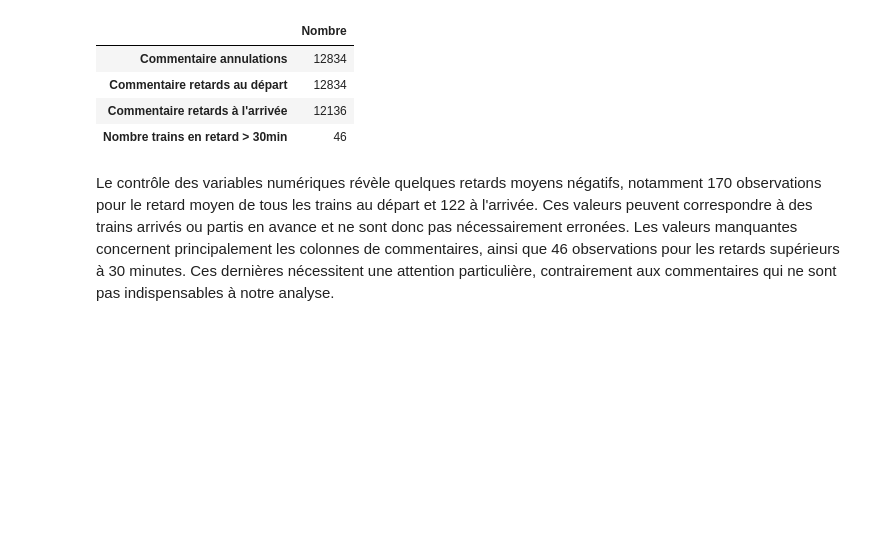
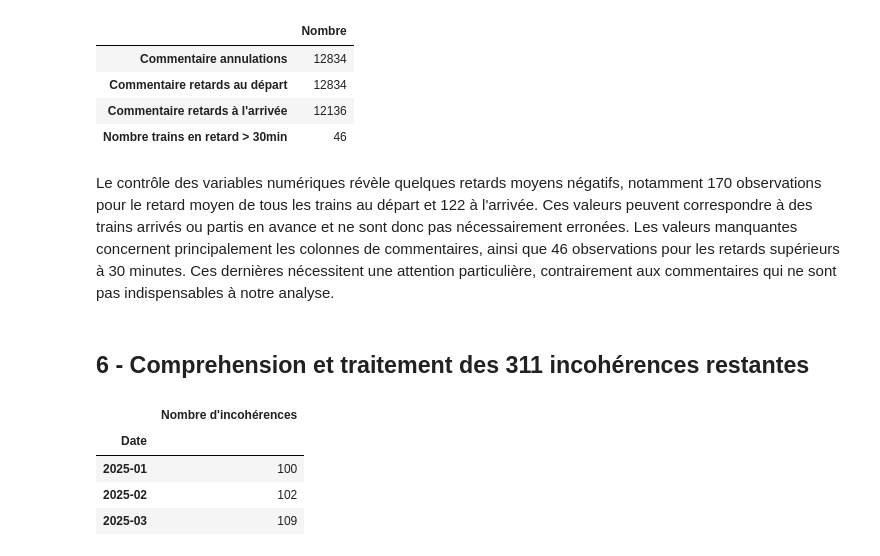
Before and after one commit to ghislainzeufack-prog/RailInsight-SNCF, a Jupyter notebook: notebooks/preprocessing_sncf.ipynb, the cells around one changed output. Saved outputs shown, nothing was run; the diff lists cells and outputs as text; code cells hidden in the pictures; blank space fills up the shorter version.

```diff
--- a/notebooks/preprocessing_sncf.ipynb
+++ b/notebooks/preprocessing_sncf.ipynb
@@ -347,3 +348,20 @@ display(manquants[manquants > 0].to_frame("Nombre"))
 | Nombre trains en retard > 30min | 46 |
 # %% [markdown]
 Le contrôle des variables numériques révèle quelques retards moyens négatifs, notamment 170 observations pour le retard moyen de tous les trains au départ et 122 à l'arrivée. Ces valeurs peuvent correspondre à des trains arrivés ou partis en avance et ne sont donc pas nécessairement erronées. Les valeurs manquantes concernent principalement les colonnes de commentaires, ainsi que 46 observations pour les retards supérieurs à 30 minutes. Ces dernières nécessitent une attention particulière, contrairement aux commentaires qui ne sont pas indispensables à notre analyse.
+# %% [markdown]
+## 6 - Comprehension et traitement des 311 incohérences restantes
+# %%
+# Répartition mensuelle des incohérences restantes
+display(
+    df_clean.loc[incoherence_30_60, "Date"]
+    .dt.to_period("M")
+    .value_counts()
+    .sort_index()
+    .to_frame("Nombre d'incohérences")
+)
+# %% [output]
+|  | Nombre d'incohérences |
+| Date |  |
+| 2025-01 | 100 |
+| 2025-02 | 102 |
+| 2025-03 | 109 |
```
Also changed, not shown: parts of 11 cells of this notebook.
